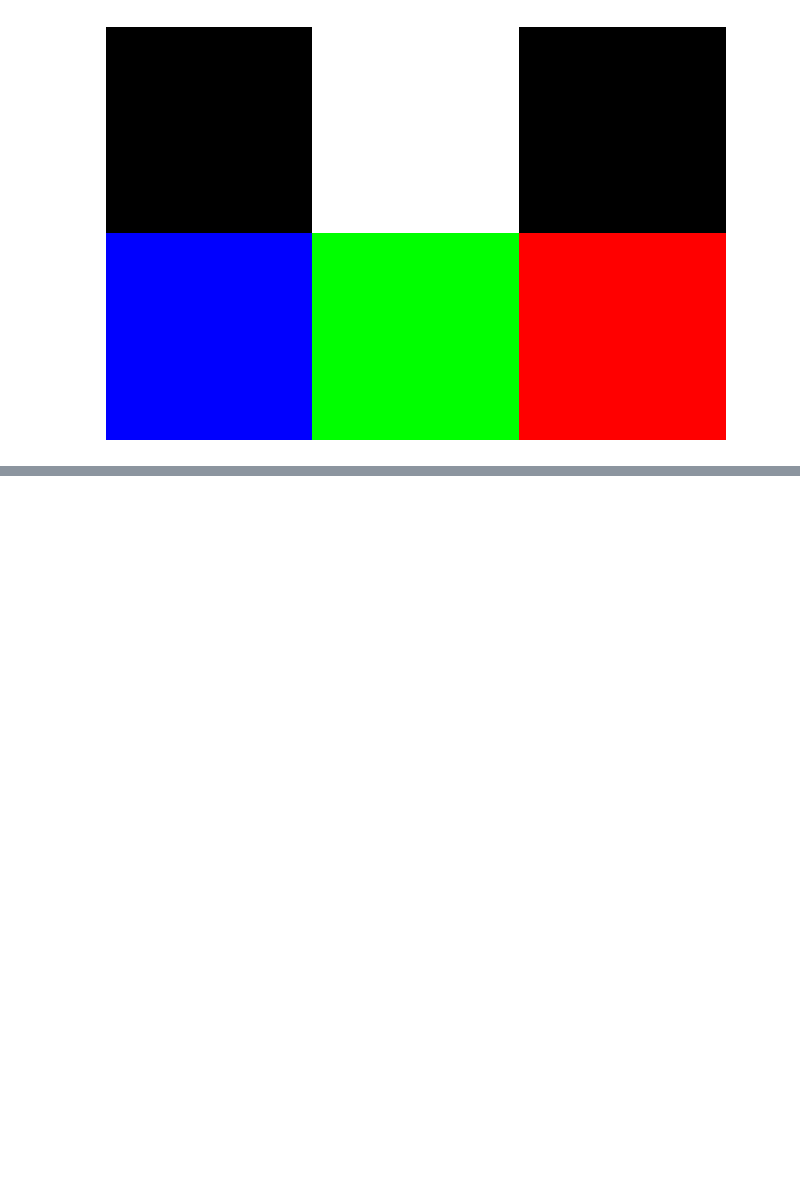
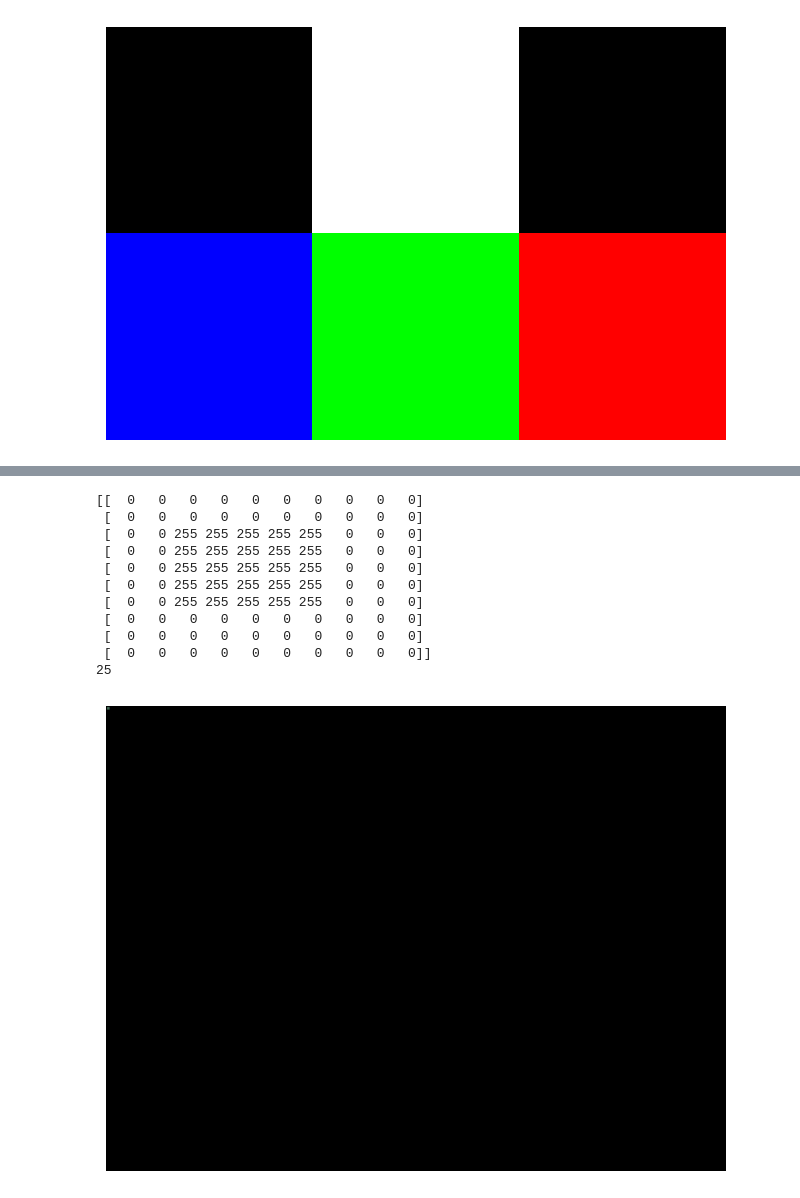
Before and after one commit to deivMM/IA, a Jupyter notebook: projects/pillow_cv2_tutorial/OpenCV_2.ipynb, the cells around one changed output, grey strips where cells are left out. Saved outputs shown, nothing was run; the diff lists cells and outputs as text; code cells hidden in the pictures; blank space fills up the shorter version.

```diff
--- a/projects/pillow_cv2_tutorial/OpenCV_2.ipynb
+++ b/projects/pillow_cv2_tutorial/OpenCV_2.ipynb
@@ -126,0 +120,40 @@ plt.show()
+# %%
+def create_mask(image_path, shape='circle', position=(1, 1), size=50):
+    image = cv2.imread(image_path)
+
+    # Crear una imagen en blanco (negra) del mismo tamaño que la imagen original
+    mask = np.zeros(image.shape[:2], dtype="uint8")
+
+    if shape == 'circle':
+        cv2.circle(mask, position, size, 255, -1)
+    elif shape == 'rectangle':
+        top_left = position
+        bottom_right = (position[0] + size, position[1] + size)
+        cv2.rectangle(mask, top_left, bottom_right, 255, -1)
+
+    masked_image = cv2.bitwise_and(image, image, mask=mask)
+
+    print(mask[:10, :10])
+    print(np.count_nonzero(mask == 255))
+
+    f, ax = plt.subplots(figsize=(8, 8))
+    ax.imshow(cv2.cvtColor(masked_image, cv2.COLOR_BGR2RGB))
+    ax.axis('off')
+    plt.show()
+
+    return masked_image
+
+masked_img = create_mask('images/imagen_1.jpg', shape='rectangle', position=(2, 2), size=4)
+# %% [output]
+[[  0   0   0   0   0   0   0   0   0   0]
+ [  0   0   0   0   0   0   0   0   0   0]
+ [  0   0 255 255 255 255 255   0   0   0]
+ [  0   0 255 255 255 255 255   0   0   0]
+ [  0   0 255 255 255 255 255   0   0   0]
+ [  0   0 255 255 255 255 255   0   0   0]
+ [  0   0 255 255 255 255 255   0   0   0]
+ [  0   0   0   0   0   0   0   0   0   0]
+ [  0   0   0   0   0   0   0   0   0   0]
+ [  0   0   0   0   0   0   0   0   0   0]]
+25
+[figure, added]
```
Also changed, not shown: parts of 4 cells of this notebook.
